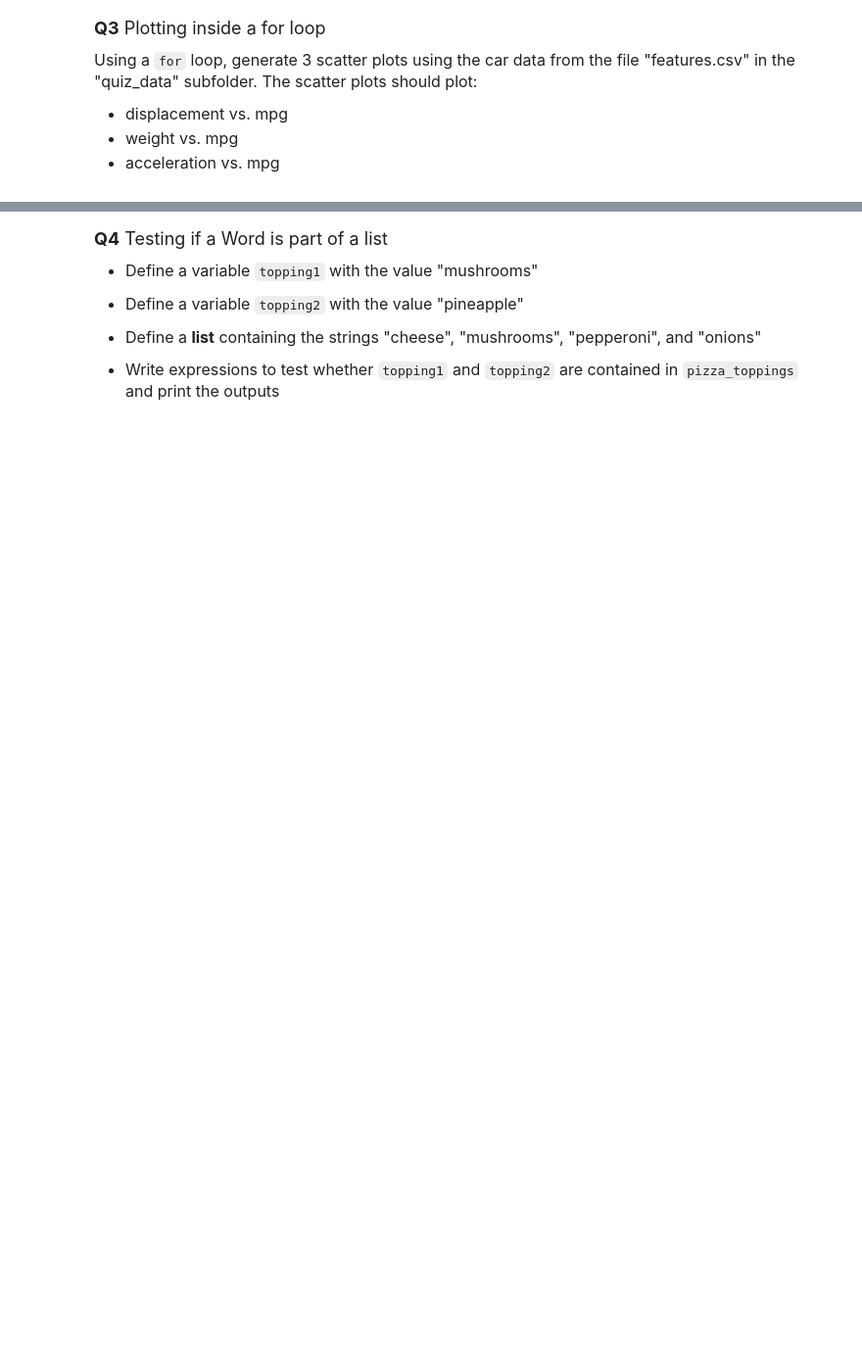
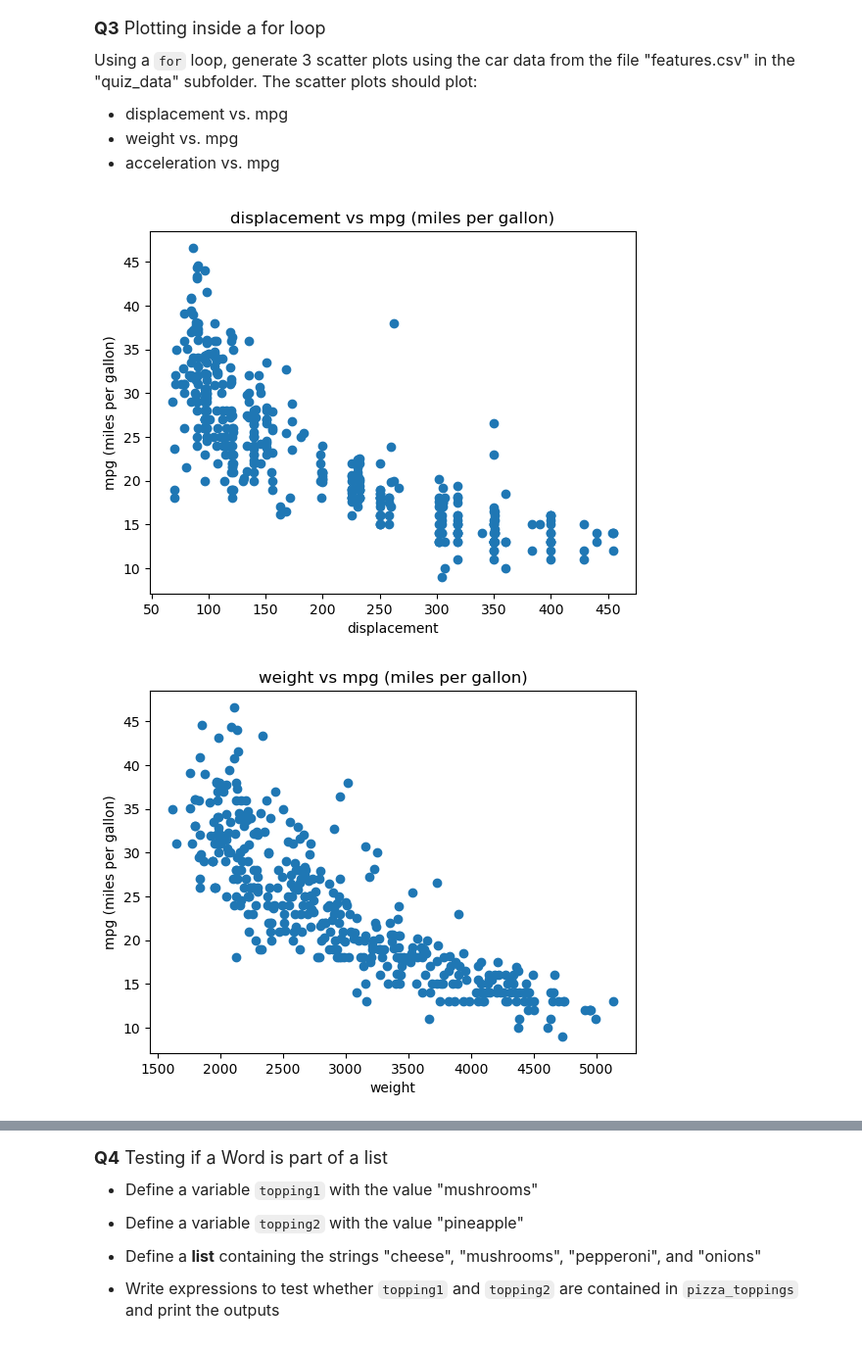
Before and after one commit to GuteraaAyana/datasci151spring2026, a Jupyter notebook: _quizzes/practice_quiz/practice_quiz.ipynb, the cells around one changed output, grey strips where cells are left out. Shown at 98% size. Cells and saved outputs as stored; diff of their text form; code cells hidden in the pictures; blank space fills up the shorter version.

```diff
--- a/_quizzes/practice_quiz/practice_quiz.ipynb
+++ b/_quizzes/practice_quiz/practice_quiz.ipynb
@@ -123,6 +120,14 @@ Using a `for` loop, generate 3 scatter plots using the car data from the file "f
 # %%
 # your code here
 car_data = pd.read_csv("quiz_data/features.csv")
+to_plot = ['displacement', 'weight', 'acceleration']
 y = car_data["mpg"]
-for i in range(1, 5, 2):
-    plt.scatter(x=)
+for x in to_plot:
+    plt.scatter(x= car_data[x], y= y)
+    plt.xlabel(x)
+    plt.ylabel("mpg (miles per gallon)")
+    plt.title(x + " vs mpg (miles per gallon)")
+    plt.show()
+# %% [output]
+[figure, added]
+[figure, added]
```
Also changed, not shown: parts of 5 cells of this notebook.
